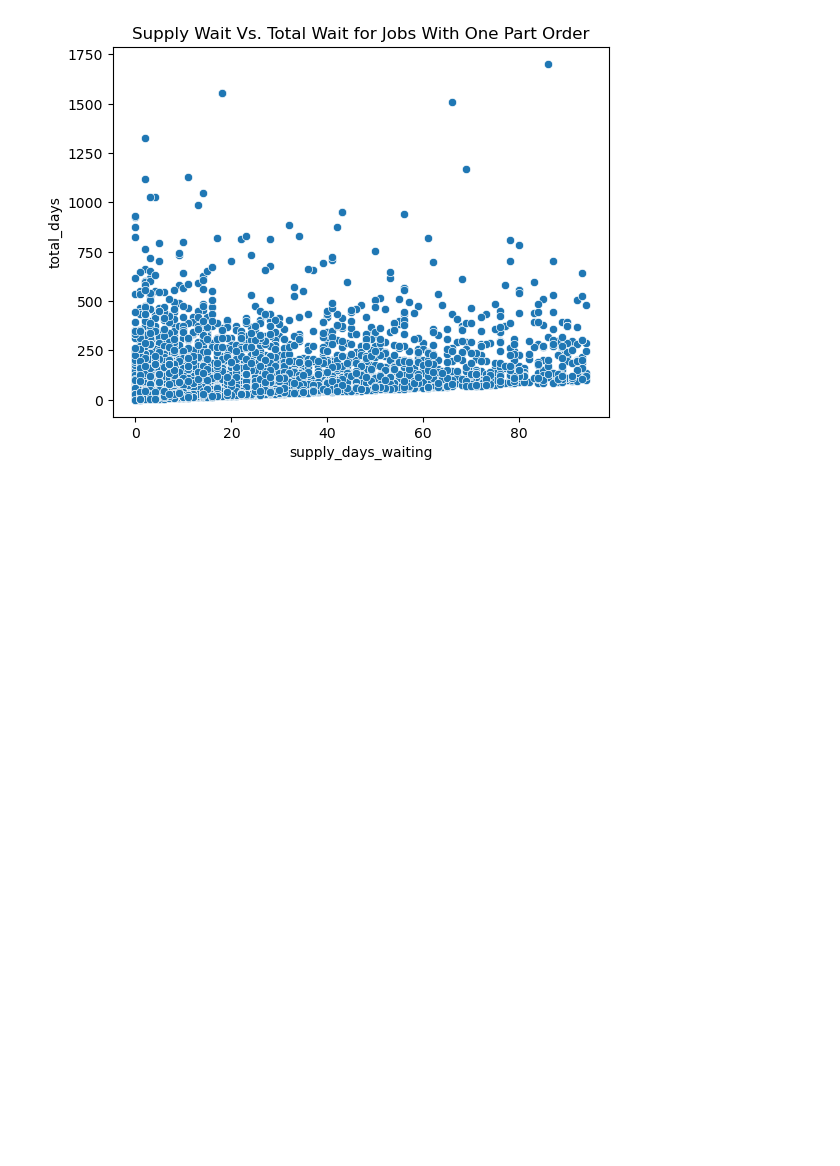
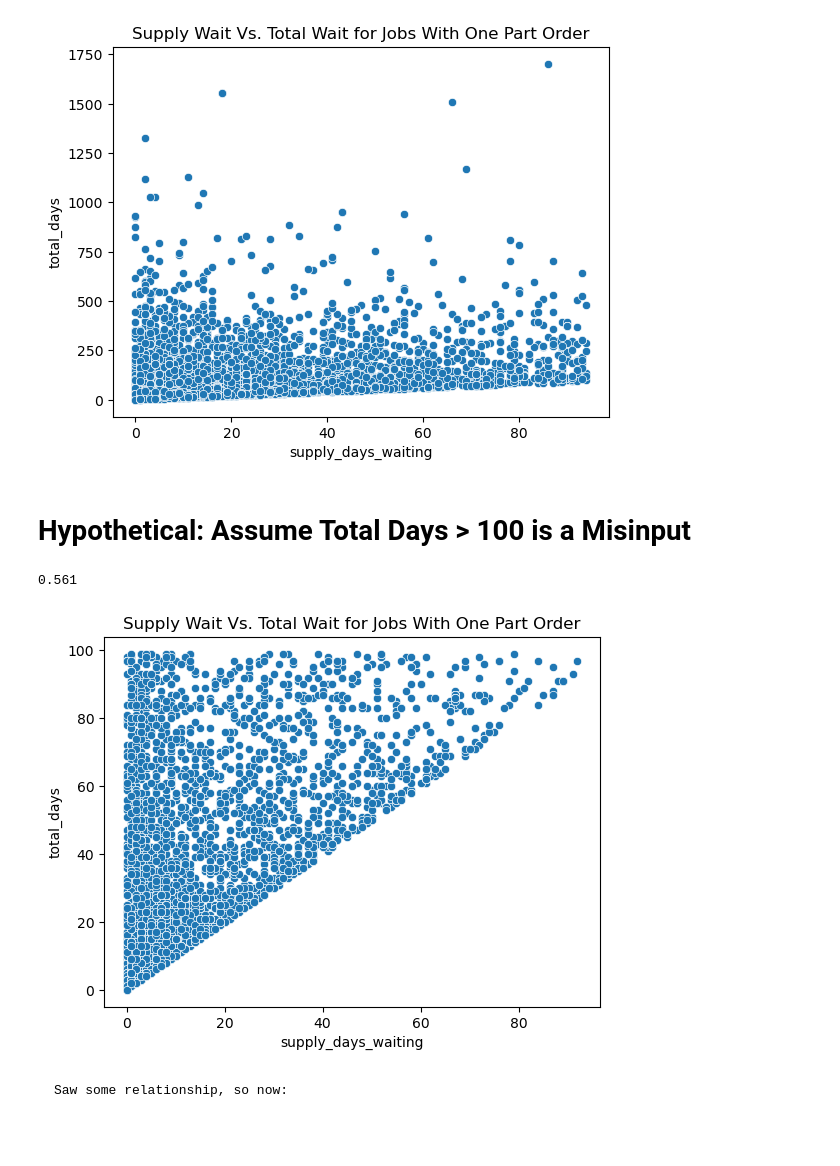
Before and after one commit to jcarswell073/Fleet-Sustainment-HVAC-Project, a Jupyter notebook: Notebooks/jeff_EDA.ipynb, the cells around one changed output. Cells and saved outputs as stored; diff of their text form; code cells hidden in the pictures; blank space fills up the shorter version.

```diff
--- a/Notebooks/jeff_EDA.ipynb
+++ b/Notebooks/jeff_EDA.ipynb
@@ -284,3 +246,23 @@ supply_unique['supply_days_waiting'].corr(supply_unique['total_days']).round(3)
 # %% [output]
 0.315
 [figure]
+# %% [markdown]
+# Hypothetical: Assume Total Days > 100 is a Misinput
+# %%
+unique_jobs = supply_sub['job_seq'].value_counts()
+unique_jobs = unique_jobs[unique_jobs == 1].index
+
+supply_unique = supply_sub[(supply_sub['job_seq'].isin(unique_jobs)) & (supply_sub['total_days'] < 100)]
+
+sns.scatterplot(x = 'supply_days_waiting', y = 'total_days', data = supply_unique)
+plt.title('Supply Wait Vs. Total Wait for Jobs With One Part Order')
+
+supply_unique['supply_days_waiting'].corr(supply_unique['total_days']).round(3) #0.561
+#dataset is 4998 records
+# %% [output]
+0.561
+[figure, added]
+# %% [markdown]
+<pre>
+Saw some relationship, so now:
+<pre>
```
Also changed, not shown: parts of 19 cells of this notebook, 2 other files.
